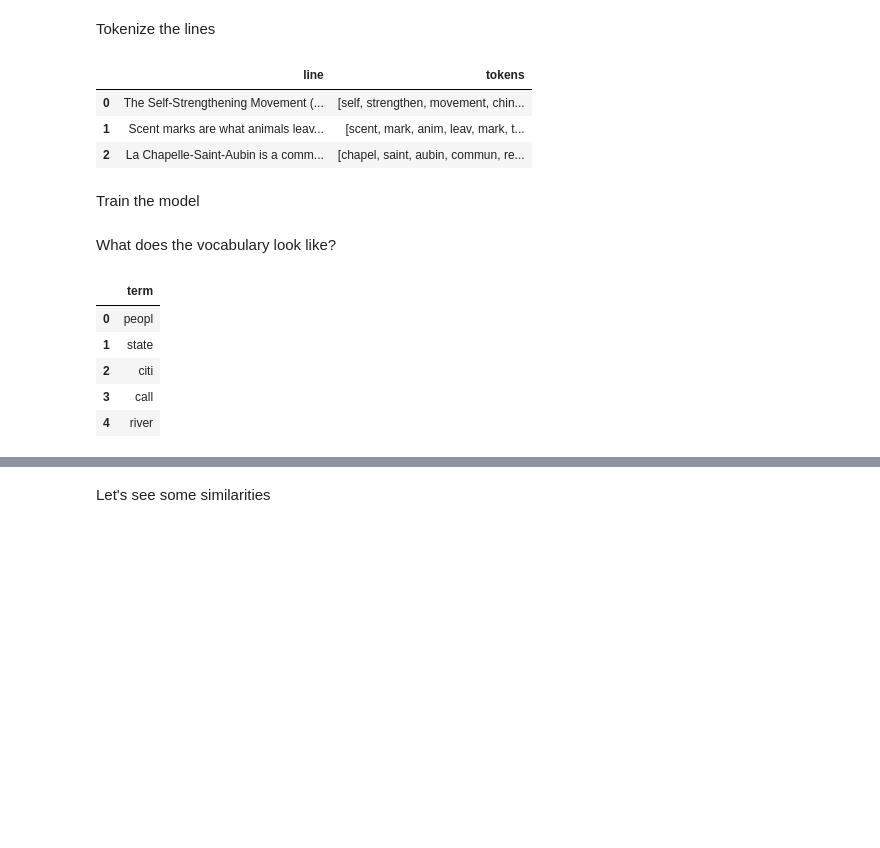
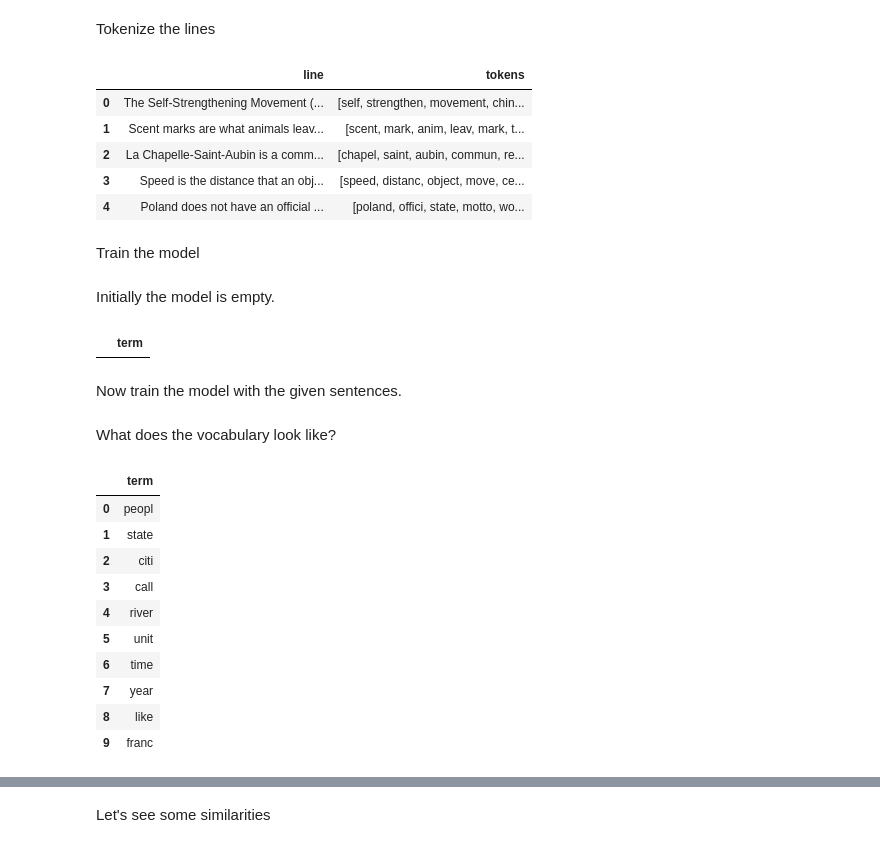
Before and after one commit to georgms/information-retrieval, a Jupyter notebook: word-embedding/Word_Embedding.ipynb, the cells around one changed output, grey strips where cells are left out. Drawn from its saved outputs; the diff is of its cells as text; code cells hidden in the pictures; blank space fills up the shorter version.

```diff
--- a/word-embedding/Word_Embedding.ipynb
+++ b/word-embedding/Word_Embedding.ipynb
@@ -69,17 +46,17 @@ pandas.DataFrame(lines[:3], columns=["line"])
 # %% [markdown]
 Tokenize the lines
 # %%
-from gensim.utils import tokenize
-from gensim.parsing.preprocessing import remove_stopwords, preprocess_documents
-
+from gensim.parsing.preprocessing import preprocess_documents
 
 sentences = preprocess_documents(lines)
-pandas.DataFrame(zip(lines[:3], sentences[:3]), columns=["line", "tokens"])
+pandas.DataFrame(zip(lines[:5], sentences[:5]), columns=["line", "tokens"])
 # %% [output]
 |  | line | tokens |
 | 0 | The Self-Strengthening Movement (... | [self, strengthen, movement, chin... |
 | 1 | Scent marks are what animals leav... | [scent, mark, anim, leav, mark, t... |
 | 2 | La Chapelle-Saint-Aubin is a comm... | [chapel, saint, aubin, commun, re... |
+| 3 | Speed is the distance that an obj... | [speed, distanc, object, move, ce... |
+| 4 | Poland does not have an official ... | [poland, offici, state, motto, wo... |
 # %% [markdown]
 Train the model
 # %%
@@ -87,0 +66,8 @@ w2v_model = Word2Vec(sentences=sentences, min_count=2)
+# %% [markdown]
+Initially the model is empty.
+# %%
+pandas.DataFrame(w2v_model.wv.index_to_key, columns=["term"])
+# %% [output]
+|  | term |
+# %% [markdown]
+Now train the model with the given sentences.
@@ -88,11 +76,16 @@ w2v_model = Word2Vec(sentences=sentences, min_count=2)
 # %% [markdown]
 What does the vocabulary look like?
 # %%
-pandas.DataFrame(w2v_model.wv.index_to_key[:5], columns=["term"])
+pandas.DataFrame(w2v_model.wv.index_to_key[:10], columns=["term"])
 # %% [output]
 |  | term |
 | 0 | peopl |
 | 1 | state |
 | 2 | citi |
 | 3 | call |
 | 4 | river |
+| 5 | unit |
+| 6 | time |
+| 7 | year |
+| 8 | like |
+| 9 | franc |
```
Also changed, not shown: parts of 17 cells of this notebook.
